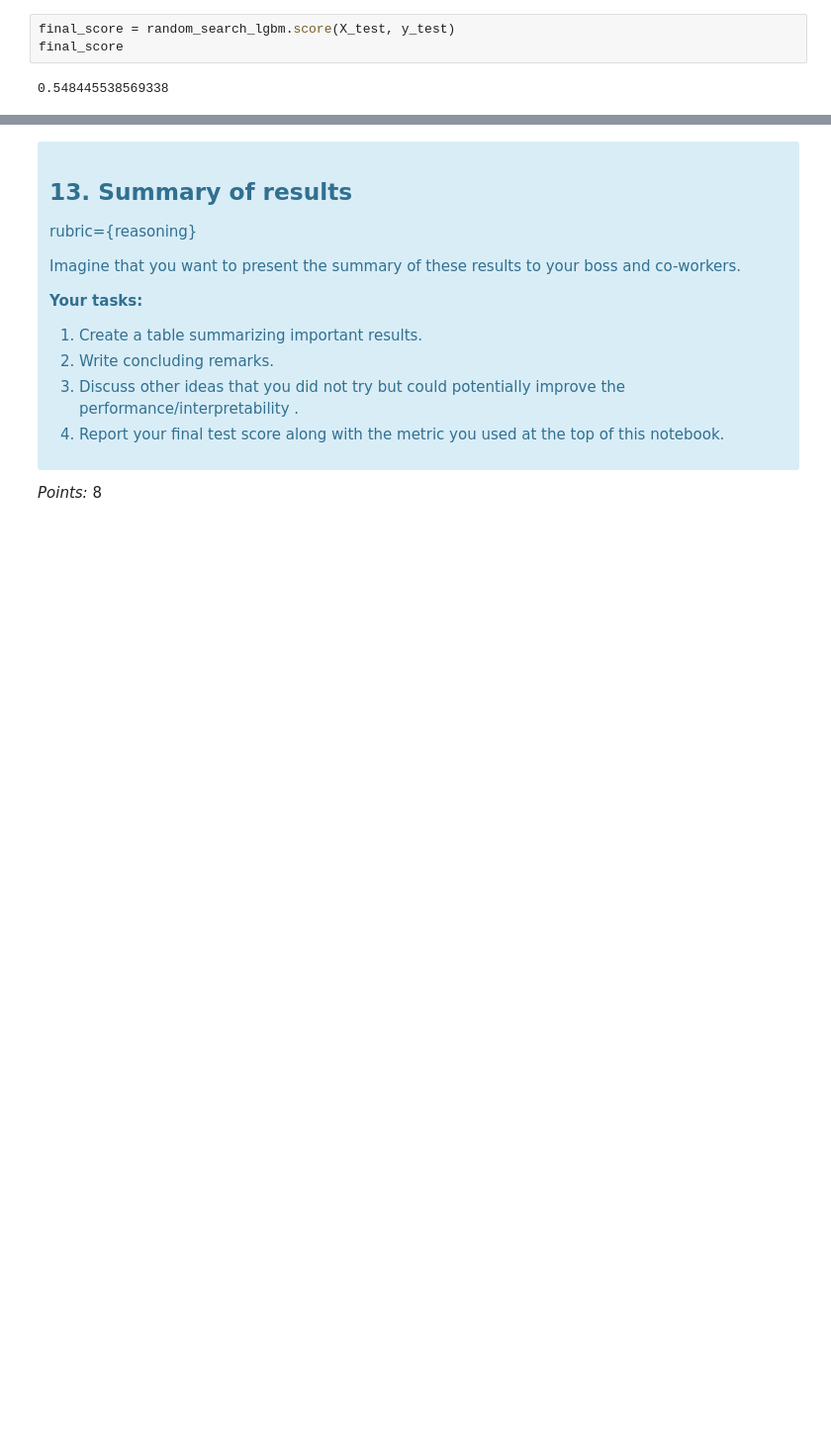
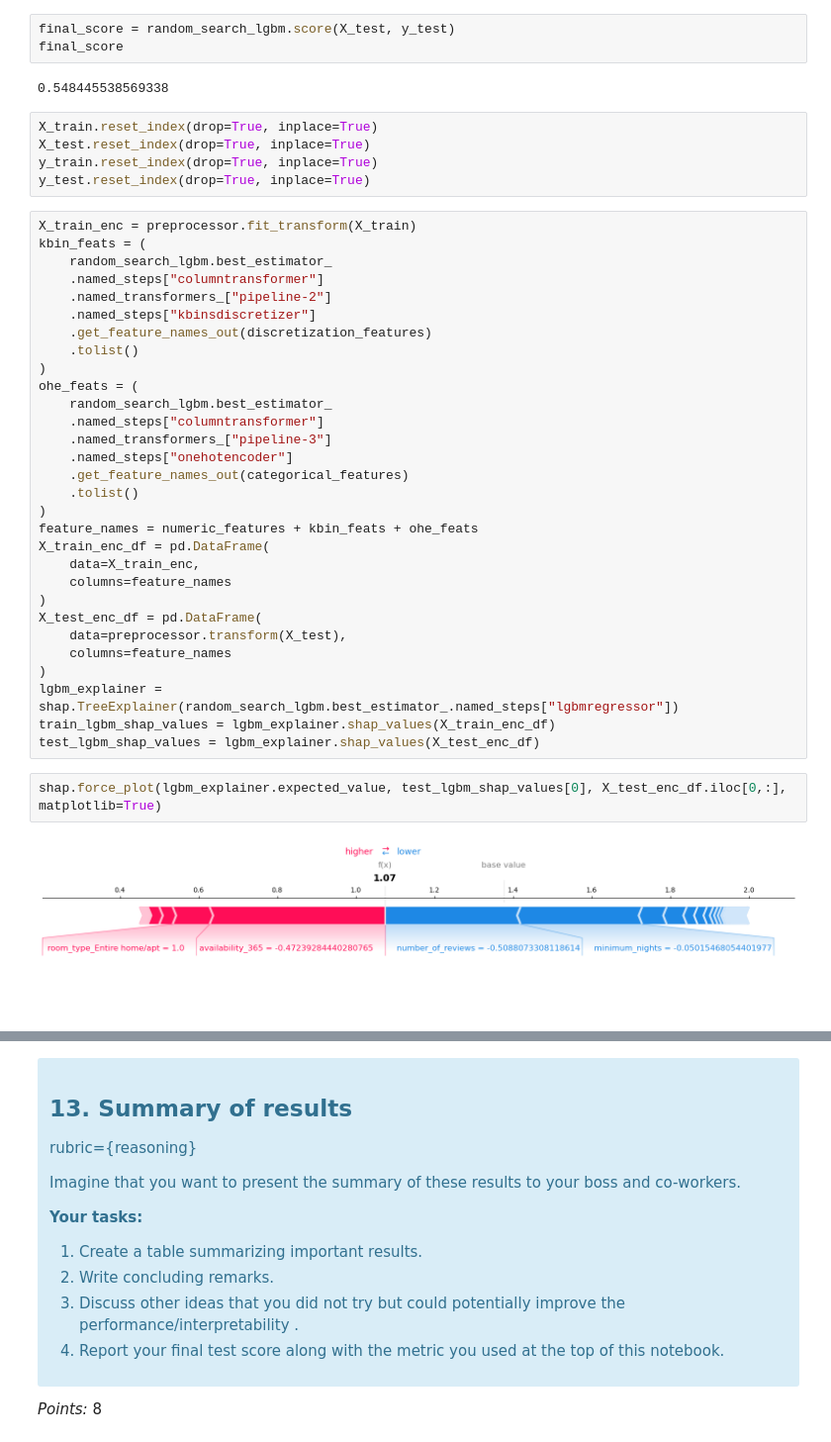
Before and after one commit to UBC-MDS/lab4_bnb_morris_eric, a Jupyter notebook: lab4.ipynb, the cells around one changed output, grey strips where cells are left out. Shown: that part at 99% size. Drawn from its saved outputs; the diff is of its cells as text; blank space fills up the shorter version.

Commit message:
created shap plot

```diff
--- a/lab4.ipynb
+++ b/lab4.ipynb
@@ -685,3 +686,42 @@ final_score = random_search_lgbm.score(X_test, y_test)
 final_score
 # %% [output]
 0.548445538569338
+# %%
+X_train.reset_index(drop=True, inplace=True)
+X_test.reset_index(drop=True, inplace=True)
+y_train.reset_index(drop=True, inplace=True)
+y_test.reset_index(drop=True, inplace=True)
+# %%
+X_train_enc = preprocessor.fit_transform(X_train)
+kbin_feats = (
+    random_search_lgbm.best_estimator_
+    .named_steps["columntransformer"]
+    .named_transformers_["pipeline-2"]
+    .named_steps["kbinsdiscretizer"]
+    .get_feature_names_out(discretization_features)
+    .tolist()
+)
+ohe_feats = (
+    random_search_lgbm.best_estimator_
+    .named_steps["columntransformer"]
+    .named_transformers_["pipeline-3"]
+    .named_steps["onehotencoder"]
+    .get_feature_names_out(categorical_features)
+    .tolist()
+)
+feature_names = numeric_features + kbin_feats + ohe_feats
+X_train_enc_df = pd.DataFrame(
+    data=X_train_enc,
+    columns=feature_names
+)
+X_test_enc_df = pd.DataFrame(
+    data=preprocessor.transform(X_test),
+    columns=feature_names
+)
+lgbm_explainer = shap.TreeExplainer(random_search_lgbm.best_estimator_.named_steps["lgbmregressor"])
+train_lgbm_shap_values = lgbm_explainer.shap_values(X_train_enc_df)
+test_lgbm_shap_values = lgbm_explainer.shap_values(X_test_enc_df)
+# %%
+shap.force_plot(lgbm_explainer.expected_value, test_lgbm_shap_values[0], X_test_enc_df.iloc[0,:], matplotlib=True)
+# %% [output]
+[figure, added]
```
Also changed, not shown: parts of 8 cells of this notebook.
